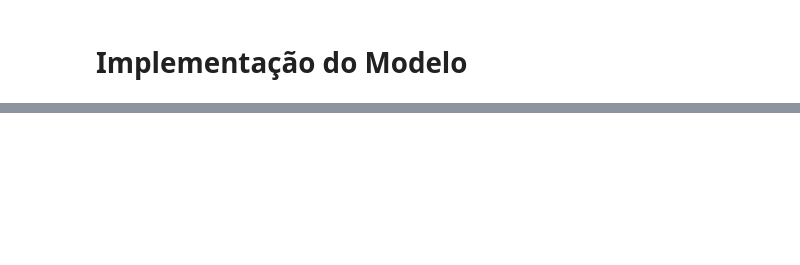
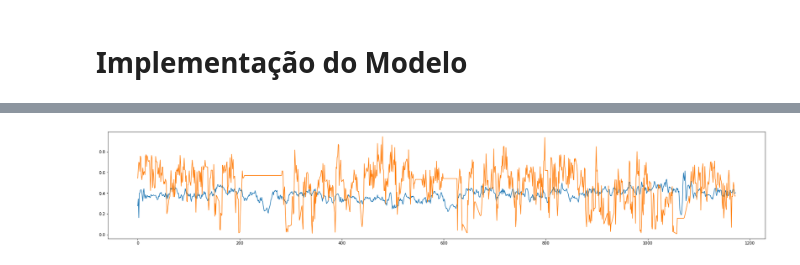
Before and after one commit to BielLopes/IronFlotation, a Jupyter notebook: Code/deep_learning/lstm_models/lstm_basics.ipynb, the cells around one changed output, grey strips where cells are left out. Drawn from its saved outputs; the diff is of its cells as text; code cells hidden in the pictures; blank space fills up the shorter version.

```diff
--- a/Code/deep_learning/lstm_models/lstm_basics.ipynb
+++ b/Code/deep_learning/lstm_models/lstm_basics.ipynb
@@ -67,0 +141,5 @@ class LSTMPredictor(nn.Module):
+# %%
+model = LSTMPredictor(HIDDEN_SIZE, FEATURES_INPUT)
+# %%
+criterion = nn.MSELoss()
+optimizer = optim.LBFGS(model.parameters(), lr=0.006)
@@ -67,0 +164,29 @@ class LSTMPredictor(nn.Module):
+# %%
+batch_size = 64
+
+def random_sample():
+    start = np.random.randint(training_input.shape[0] - batch_size)
+    return training_input[start:start+batch_size,:], training_label[start:start+batch_size,:]
+# %%
+n_epochs = 20
+
+current_loss = 0
+all_losses = []
+
+for i in range(n_epochs):
+
+    input_batch, category_batch = random_sample()
+
+    train(input_batch, category_batch)
+
+    with torch.no_grad():
+        out = model(test_input)
+        loss = criterion(out, test_label)
+        current_loss = loss.item()
+        print(f"epoch {i+1}: {current_loss}")
+        all_losses.append(current_loss)
+
+plt.figure()
+plt.xlabel("epoch")
+plt.ylabel("Loss")
+plt.plot(all_losses)
@@ -67,0 +212,8 @@ class LSTMPredictor(nn.Module):
+# %%
+with torch.no_grad():
+    out = model(test_input)
+    plt.figure(figsize=(30, 5))
+    plt.plot(out.numpy()[0])
+    plt.plot(test_label.numpy()[0])
+# %% [output]
+[figure, added]
```
Also changed, not shown: parts of 13 cells of this notebook, 22 other files.
